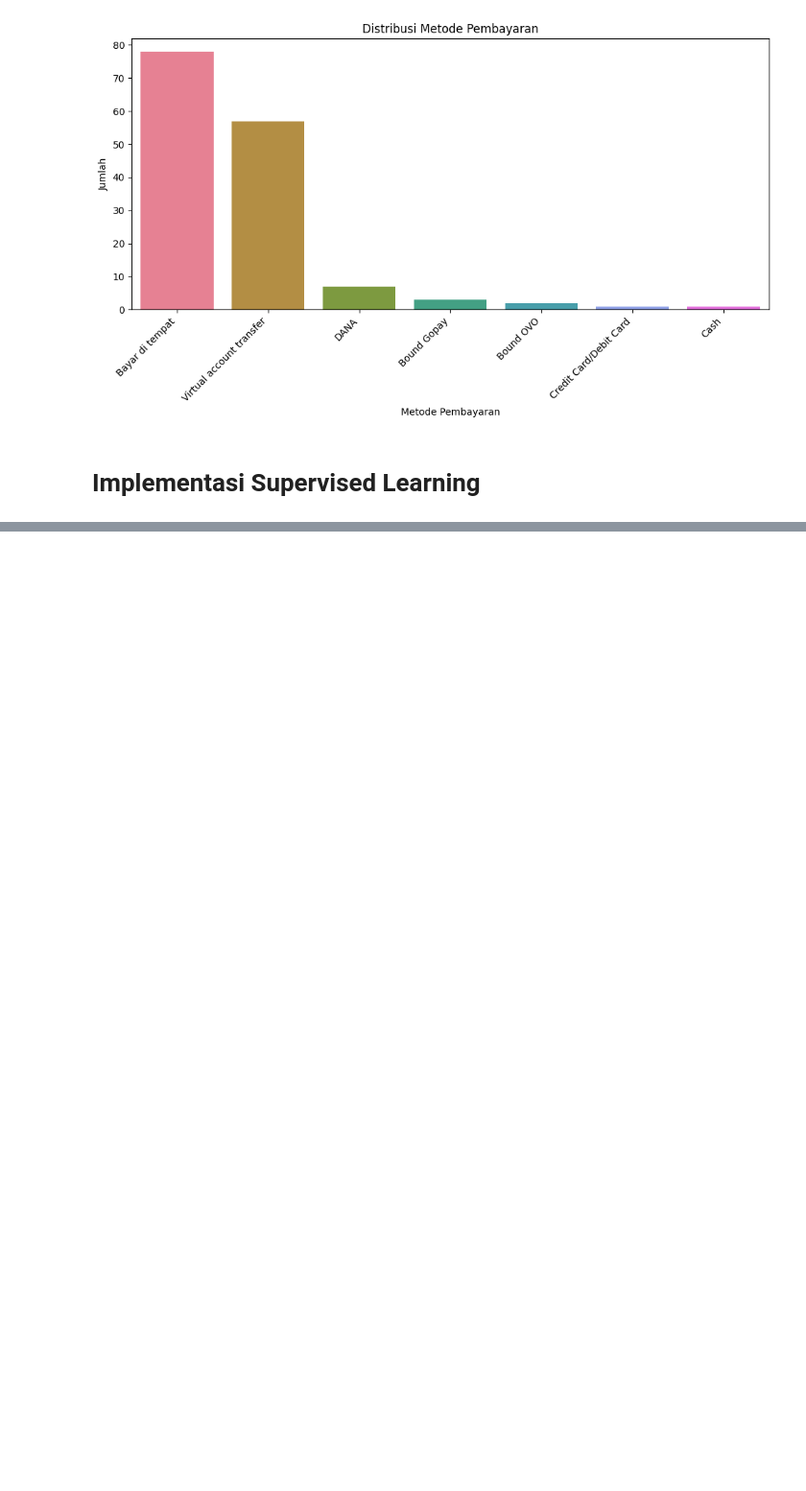
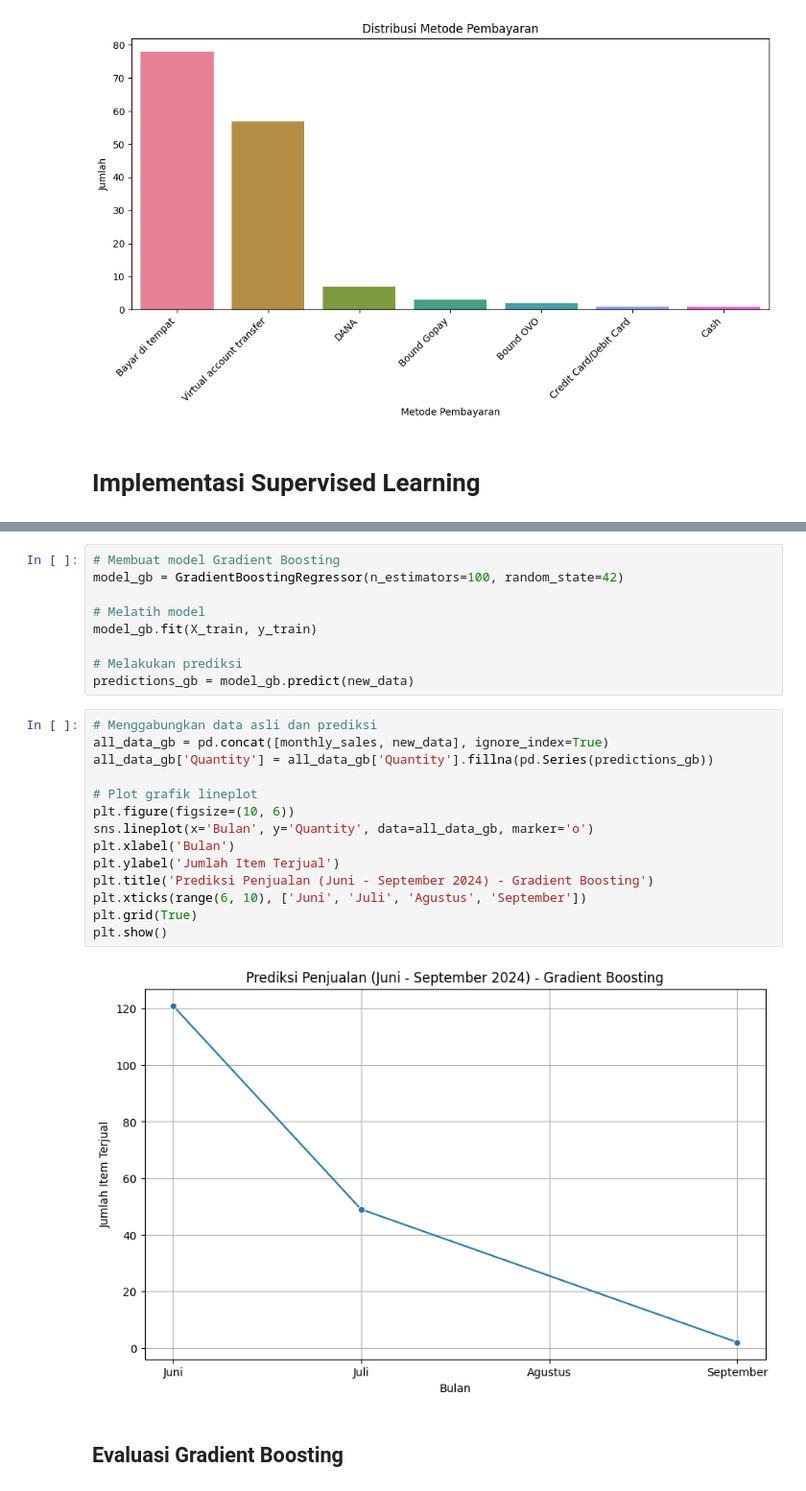
Before and after one commit to adityadarmawann/Analisis-Penjualan-Fashion-Tilang, a Jupyter notebook: Projek-KP.ipynb, the cells around one changed output, grey strips where cells are left out. Shown at 96% size. Cells and saved outputs as stored; diff of their text form; blank space fills up the shorter version.

```diff
--- a/Projek-KP.ipynb
+++ b/Projek-KP.ipynb
@@ -553,0 +542,27 @@ RandomForestClassifier()
+# %%
+# Membuat model Gradient Boosting
+model_gb = GradientBoostingRegressor(n_estimators=100, random_state=42)
+
+# Melatih model
+model_gb.fit(X_train, y_train)
+
+# Melakukan prediksi
+predictions_gb = model_gb.predict(new_data)
+# %%
+# Menggabungkan data asli dan prediksi
+all_data_gb = pd.concat([monthly_sales, new_data], ignore_index=True)
+all_data_gb['Quantity'] = all_data_gb['Quantity'].fillna(pd.Series(predictions_gb))
+
+# Plot grafik lineplot
+plt.figure(figsize=(10, 6))
+sns.lineplot(x='Bulan', y='Quantity', data=all_data_gb, marker='o')
+plt.xlabel('Bulan')
+plt.ylabel('Jumlah Item Terjual')
+plt.title('Prediksi Penjualan (Juni - September 2024) - Gradient Boosting')
+plt.xticks(range(6, 10), ['Juni', 'Juli', 'Agustus', 'September'])
+plt.grid(True)
+plt.show()
+# %% [output]
+[figure, added]
+# %% [markdown]
+## Evaluasi Gradient Boosting
```
Also changed, not shown: parts of 39 cells of this notebook.
